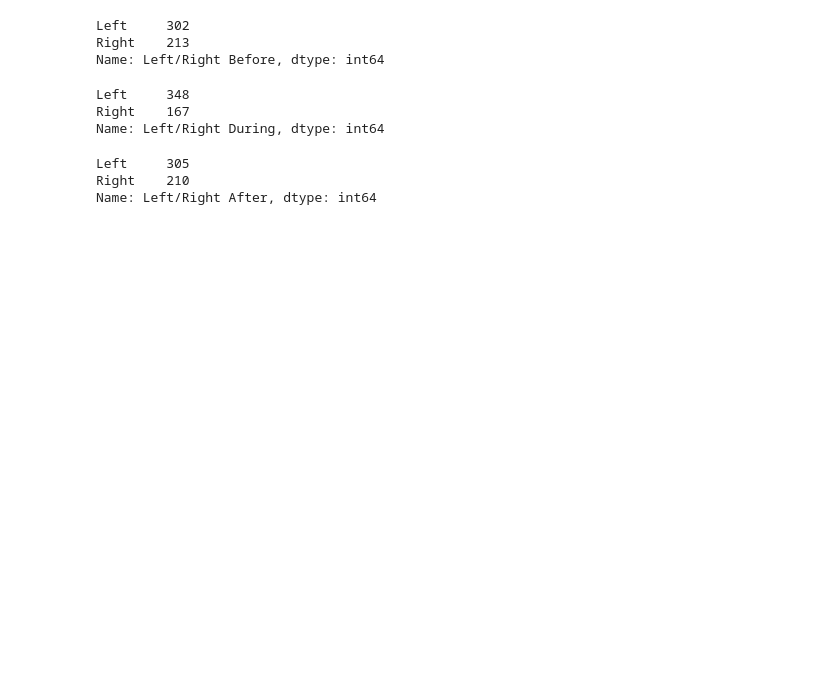
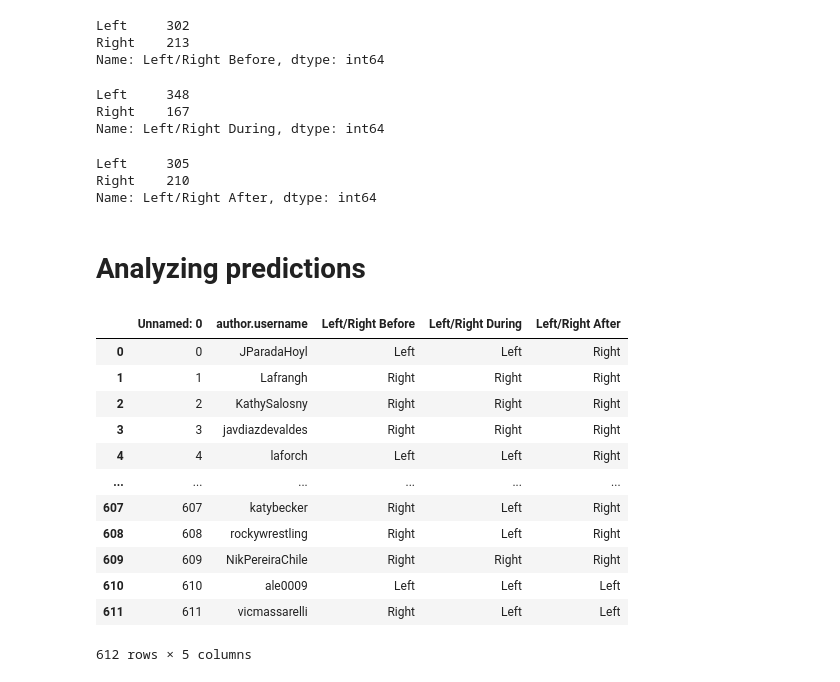
Before and after one commit to simncg/FinalProjectTextMining, a Jupyter notebook: Codes/Supervised Learning Models.ipynb, the cells around one changed output. Cells and saved outputs as stored; diff of their text form; code cells hidden in the pictures; blank space fills up the shorter version.

```diff
--- a/Codes/Supervised Learning Models.ipynb
+++ b/Codes/Supervised Learning Models.ipynb
@@ -756,3 +754,25 @@ Right    210
 Name: Left/Right After, dtype: int64
 # %%
 class_celebrities.to_csv("Predictions Celebrities Colombia.csv")
+# %% [markdown]
+# Analyzing predictions
+# %%
+# Loading data of celebrities predictions for both countries
+cel_chile = pd.read_csv("Predictions Celebrities Chile.csv")
+cel_colomb = pd.read_csv("Predictions Celebrities Colombia.csv")
+# %%
+cel_chile
+# %% [output]
+|  | Unnamed: 0 | author.username | Left/Right Before | Left/Right During | Left/Right After |
+| 0 | 0 | JParadaHoyl | Left | Left | Right |
+| 1 | 1 | Lafrangh | Right | Right | Right |
+| 2 | 2 | KathySalosny | Right | Right | Right |
+| 3 | 3 | javdiazdevaldes | Right | Right | Right |
+| 4 | 4 | laforch | Left | Left | Right |
+| ... | ... | ... | ... | ... | ... |
+| 607 | 607 | katybecker | Right | Left | Right |
+| 608 | 608 | rockywrestling | Right | Left | Right |
+| 609 | 609 | NikPereiraChile | Right | Right | Right |
+| 610 | 610 | ale0009 | Left | Left | Left |
+| 611 | 611 | vicmassarelli | Right | Left | Left |
+612 rows × 5 columns
```
Also changed, not shown: parts of 19 cells of this notebook.
